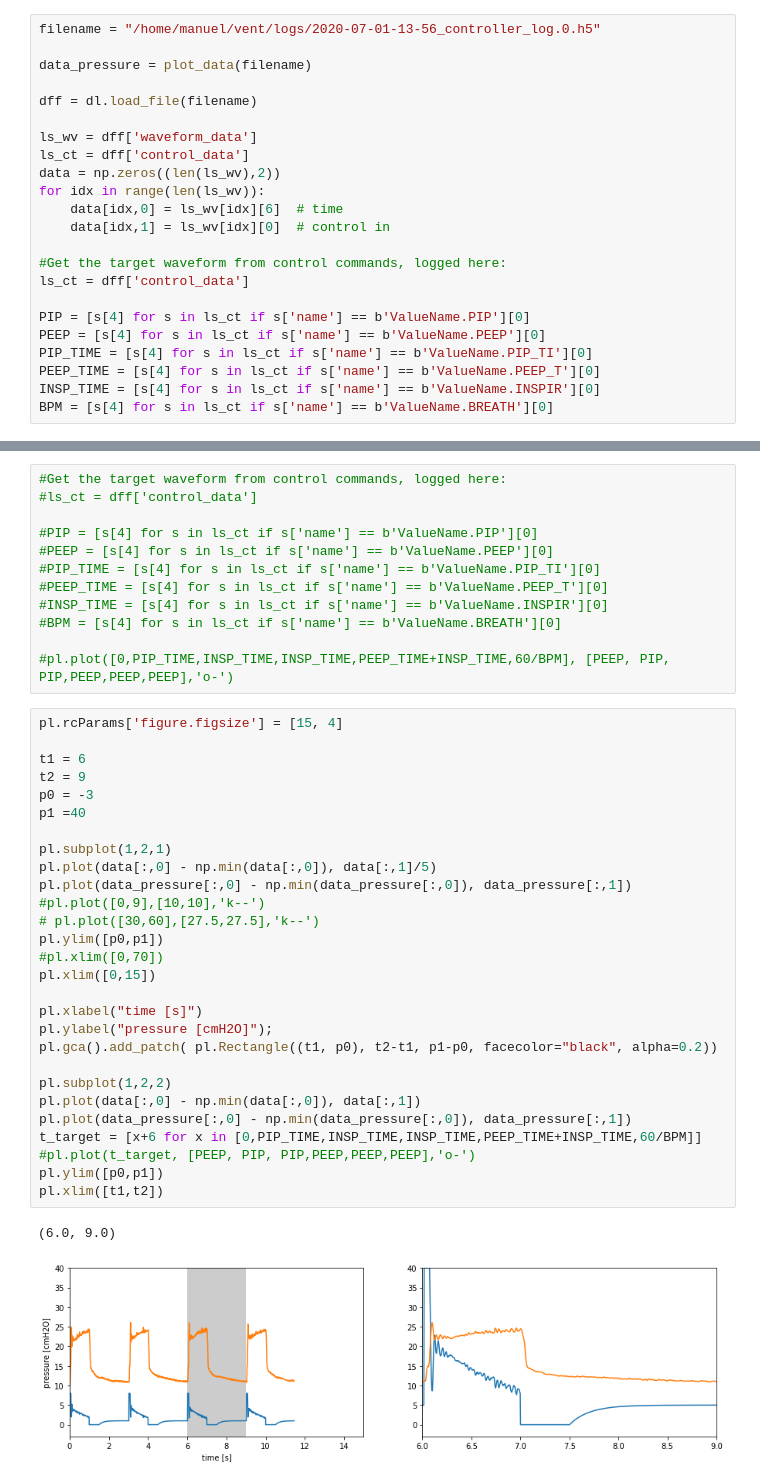
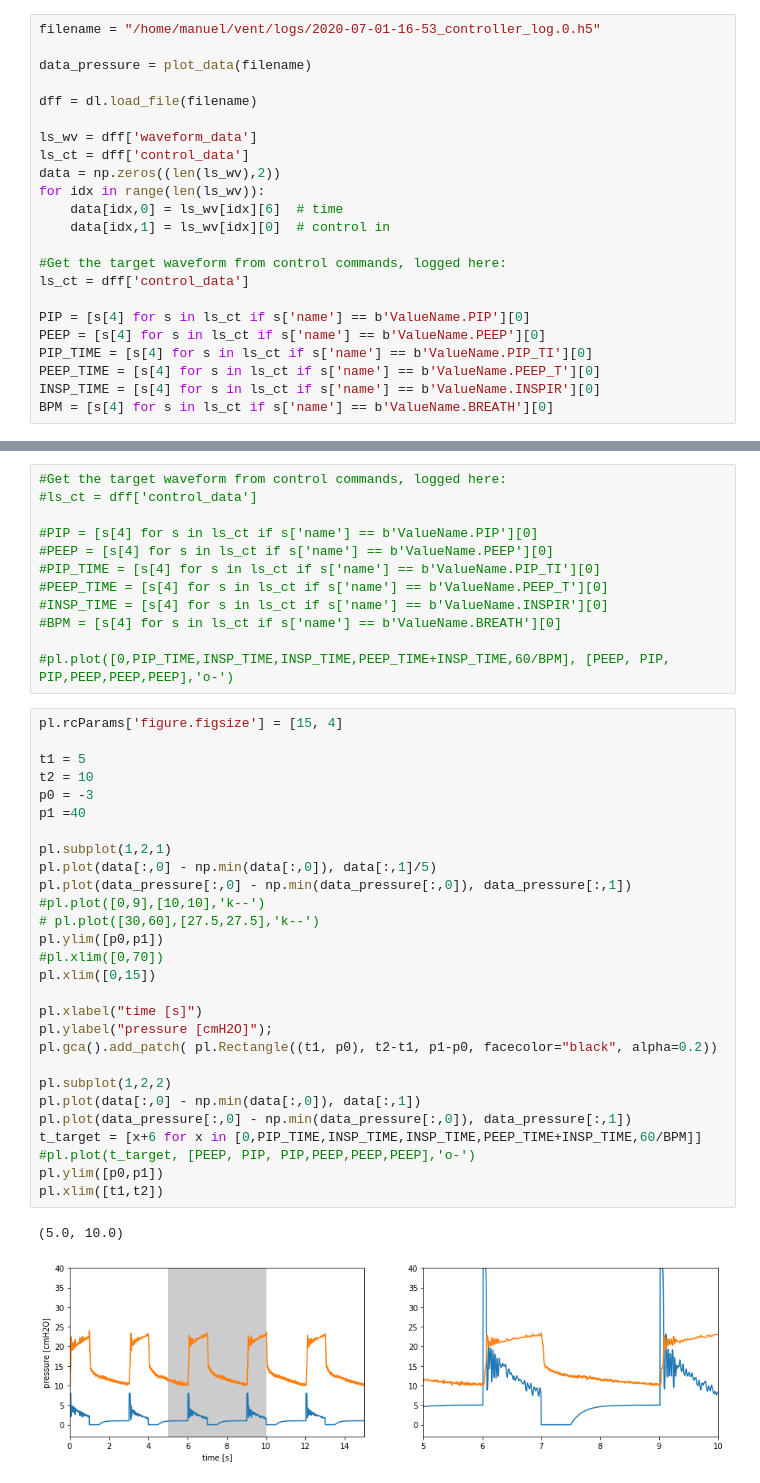
Before and after one commit to CohenLabPrinceton/pvp, a Jupyter notebook: sandbox/HOWTO_PlotData.ipynb, the cells around one changed output, grey strips where cells are left out. Saved outputs shown, nothing was run; the diff lists cells and outputs as text.

```diff
--- a/sandbox/HOWTO_PlotData.ipynb
+++ b/sandbox/HOWTO_PlotData.ipynb
@@ -67,7 +67,7 @@ pl.title("Controlling towards higher pressure");
 # %% [output]
 [figure]
 # %%
-filename = "/home/manuel/vent/logs/2020-07-01-13-56_controller_log.0.h5"
+filename = "/home/manuel/vent/logs/2020-07-01-16-53_controller_log.0.h5"
 
 data_pressure = plot_data(filename)
 
@@ -109,31 +109,31 @@ Reading... /home/manuel/vent/logs/2020-07-01-13-56_controller_log.0.h5
 # %%
 pl.rcParams['figure.figsize'] = [15, 4]
 
-t1 = 6
-t2 = 9
+t1 = 5
+t2 = 10
 p0 = -3
 p1 =40
 
 pl.subplot(1,2,1)
 pl.plot(data[:,0] - np.min(data[:,0]), data[:,1]/5)
 pl.plot(data_pressure[:,0] - np.min(data_pressure[:,0]), data_pressure[:,1])
 #pl.plot([0,9],[10,10],'k--')
 # pl.plot([30,60],[27.5,27.5],'k--')
 pl.ylim([p0,p1])
 #pl.xlim([0,70])
 pl.xlim([0,15])
 
 pl.xlabel("time [s]")
 pl.ylabel("pressure [cmH2O]");
 pl.gca().add_patch( pl.Rectangle((t1, p0), t2-t1, p1-p0, facecolor="black", alpha=0.2))
 
 pl.subplot(1,2,2)
 pl.plot(data[:,0] - np.min(data[:,0]), data[:,1])
 pl.plot(data_pressure[:,0] - np.min(data_pressure[:,0]), data_pressure[:,1])
 t_target = [x+6 for x in [0,PIP_TIME,INSP_TIME,INSP_TIME,PEEP_TIME+INSP_TIME,60/BPM]]
 #pl.plot(t_target, [PEEP, PIP, PIP,PEEP,PEEP,PEEP],'o-')
 pl.ylim([p0,p1])
 pl.xlim([t1,t2])
 # %% [output]
-(6.0, 9.0)
+(5.0, 10.0)
-[figure, old version]
+[figure, new version]
```
Also changed, not shown: parts of 1 cell of this notebook, 1 other file.
